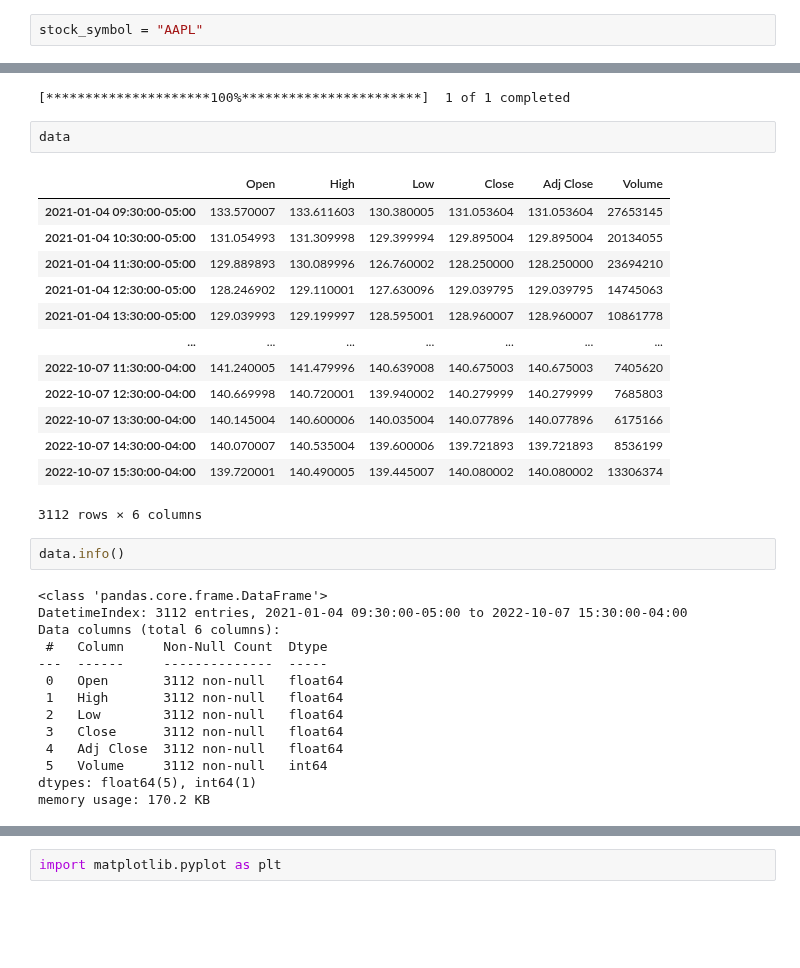
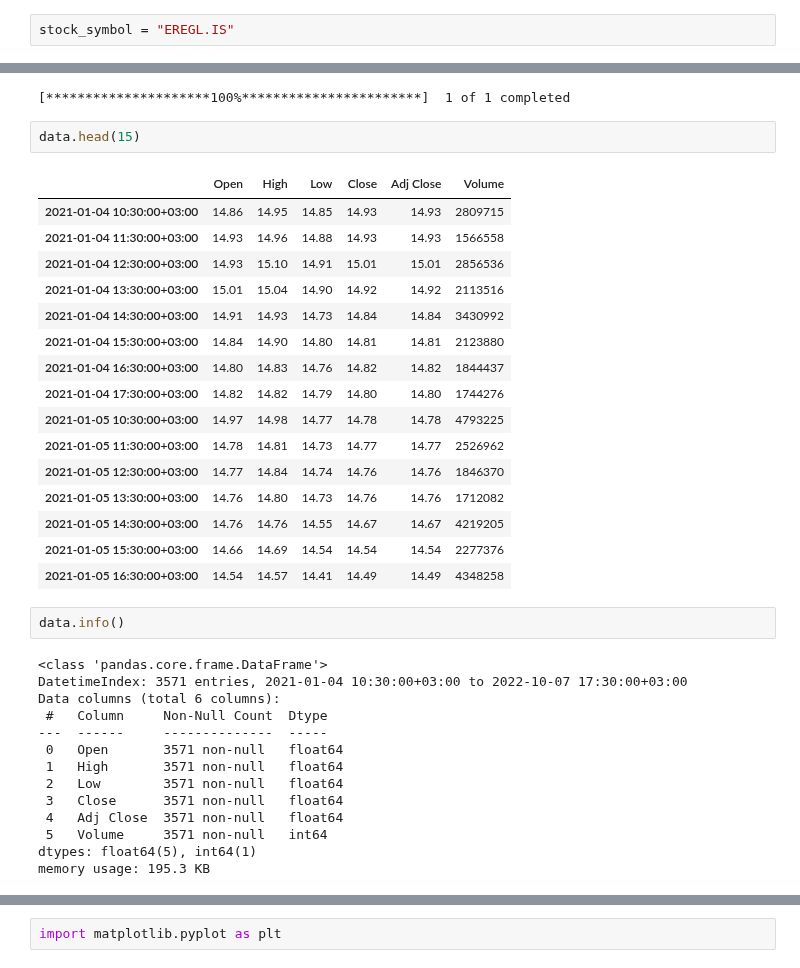
Before and after one commit to mustafaktaas/Python_StockPricePrediction_MachineLearning, a Jupyter notebook: LiveStockMarketForecasting_LSTM.ipynb, the cells around one changed output, grey strips where cells are left out. Drawn from its saved outputs; the diff is of its cells as text; blank space fills up the shorter version.

```diff
--- a/LiveStockMarketForecasting_LSTM.ipynb
+++ b/LiveStockMarketForecasting_LSTM.ipynb
@@ -26,43 +26,46 @@ WARNING: Ignoring invalid distribution -atplotlib (c:\users\mustafa\anaconda3\li
 # %%
 import yfinance as yf
 # %%
-stock_symbol = "AAPL"
+stock_symbol = "EREGL.IS"
 # %%
 data = yf.download(tickers = stock_symbol,start="2021-01-01",end = "2022-10-10",interval = "1h")
 # %% [output]
 [*********************100%***********************]  1 of 1 completed
 # %%
-data
+data.head(15)
 # %% [output]
 |  | Open | High | Low | Close | Adj Close | Volume |
-| 2021-01-04 09:30:00-05:00 | 133.570007 | 133.611603 | 130.380005 | 131.053604 | 131.053604 | 27653145 |
-| 2021-01-04 10:30:00-05:00 | 131.054993 | 131.309998 | 129.399994 | 129.895004 | 129.895004 | 20134055 |
-| 2021-01-04 11:30:00-05:00 | 129.889893 | 130.089996 | 126.760002 | 128.250000 | 128.250000 | 23694210 |
-| 2021-01-04 12:30:00-05:00 | 128.246902 | 129.110001 | 127.630096 | 129.039795 | 129.039795 | 14745063 |
-| 2021-01-04 13:30:00-05:00 | 129.039993 | 129.199997 | 128.595001 | 128.960007 | 128.960007 | 10861778 |
-| ... | ... | ... | ... | ... | ... | ... |
-| 2022-10-07 11:30:00-04:00 | 141.240005 | 141.479996 | 140.639008 | 140.675003 | 140.675003 | 7405620 |
-| 2022-10-07 12:30:00-04:00 | 140.669998 | 140.720001 | 139.940002 | 140.279999 | 140.279999 | 7685803 |
-| 2022-10-07 13:30:00-04:00 | 140.145004 | 140.600006 | 140.035004 | 140.077896 | 140.077896 | 6175166 |
-| 2022-10-07 14:30:00-04:00 | 140.070007 | 140.535004 | 139.600006 | 139.721893 | 139.721893 | 8536199 |
-| 2022-10-07 15:30:00-04:00 | 139.720001 | 140.490005 | 139.445007 | 140.080002 | 140.080002 | 13306374 |
+| 2021-01-04 10:30:00+03:00 | 14.86 | 14.95 | 14.85 | 14.93 | 14.93 | 2809715 |
+| 2021-01-04 11:30:00+03:00 | 14.93 | 14.96 | 14.88 | 14.93 | 14.93 | 1566558 |
+| 2021-01-04 12:30:00+03:00 | 14.93 | 15.10 | 14.91 | 15.01 | 15.01 | 2856536 |
+| 2021-01-04 13:30:00+03:00 | 15.01 | 15.04 | 14.90 | 14.92 | 14.92 | 2113516 |
+| 2021-01-04 14:30:00+03:00 | 14.91 | 14.93 | 14.73 | 14.84 | 14.84 | 3430992 |
+| 2021-01-04 15:30:00+03:00 | 14.84 | 14.90 | 14.80 | 14.81 | 14.81 | 2123880 |
+| 2021-01-04 16:30:00+03:00 | 14.80 | 14.83 | 14.76 | 14.82 | 14.82 | 1844437 |
+| 2021-01-04 17:30:00+03:00 | 14.82 | 14.82 | 14.79 | 14.80 | 14.80 | 1744276 |
+| 2021-01-05 10:30:00+03:00 | 14.97 | 14.98 | 14.77 | 14.78 | 14.78 | 4793225 |
+| 2021-01-05 11:30:00+03:00 | 14.78 | 14.81 | 14.73 | 14.77 | 14.77 | 2526962 |
+| 2021-01-05 12:30:00+03:00 | 14.77 | 14.84 | 14.74 | 14.76 | 14.76 | 1846370 |
+| 2021-01-05 13:30:00+03:00 | 14.76 | 14.80 | 14.73 | 14.76 | 14.76 | 1712082 |
+| 2021-01-05 14:30:00+03:00 | 14.76 | 14.76 | 14.55 | 14.67 | 14.67 | 4219205 |
+| 2021-01-05 15:30:00+03:00 | 14.66 | 14.69 | 14.54 | 14.54 | 14.54 | 2277376 |
+| 2021-01-05 16:30:00+03:00 | 14.54 | 14.57 | 14.41 | 14.49 | 14.49 | 4348258 |
-3112 rows × 6 columns
 # %%
 data.info()
 # %% [output]
 <class 'pandas.core.frame.DataFrame'>
-DatetimeIndex: 3112 entries, 2021-01-04 09:30:00-05:00 to 2022-10-07 15:30:00-04:00
+DatetimeIndex: 3571 entries, 2021-01-04 10:30:00+03:00 to 2022-10-07 17:30:00+03:00
 Data columns (total 6 columns):
  #   Column     Non-Null Count  Dtype
 ---  ------     --------------  -----
- 0   Open       3112 non-null   float64
- 1   High       3112 non-null   float64
- 2   Low        3112 non-null   float64
- 3   Close      3112 non-null   float64
- 4   Adj Close  3112 non-null   float64
- 5   Volume     3112 non-null   int64
+ 0   Open       3571 non-null   float64
+ 1   High       3571 non-null   float64
+ 2   Low        3571 non-null   float64
+ 3   Close      3571 non-null   float64
+ 4   Adj Close  3571 non-null   float64
+ 5   Volume     3571 non-null   int64
 dtypes: float64(5), int64(1)
-memory usage: 170.2 KB
+memory usage: 195.3 KB
 # %%
 data["Open"].plot()
 # %% [output]
```
Also changed, not shown: parts of 51 cells of this notebook.
